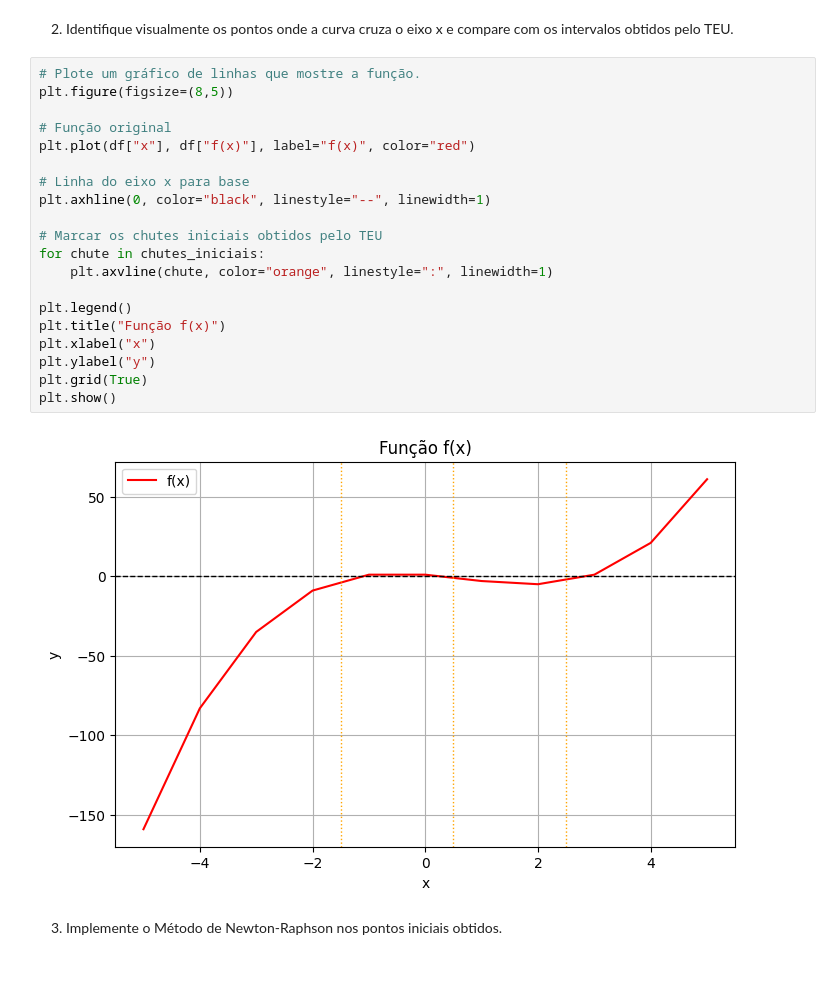
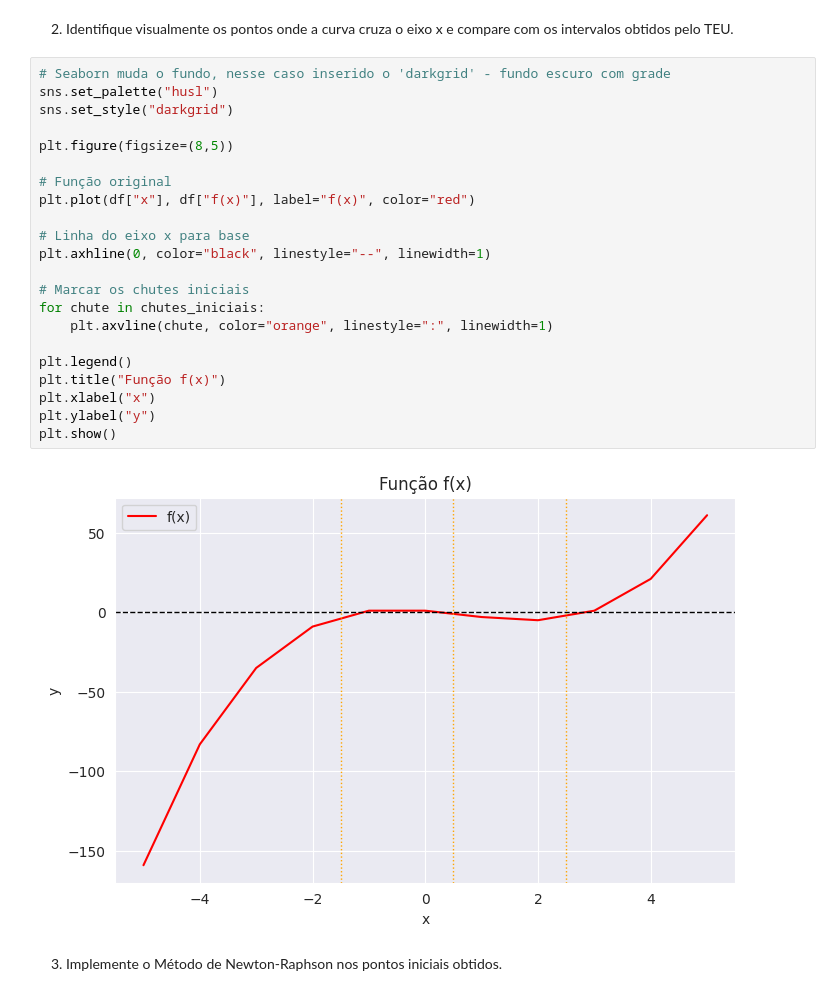
Before and after one commit to Felipe-Tagawa/M06-CalculoNumerico, a Jupyter notebook: ATV_5 - Felipe Tagawa.ipynb, the cells around one changed output. Cells and saved outputs as stored; diff of their text form.

```diff
--- a/ATV_5 - Felipe Tagawa.ipynb
+++ b/ATV_5 - Felipe Tagawa.ipynb
@@ -113,27 +112,29 @@ Chutes iniciais (Newton-Raphson): [-1.5, 0.5, 2.5]
 # %% [markdown]
 2. Identifique visualmente os pontos onde a curva cruza o eixo x e compare com os intervalos obtidos pelo TEU.
 # %%
-# Plote um gráfico de linhas que mostre a função.
+# Seaborn muda o fundo, nesse caso inserido o 'darkgrid' - fundo escuro com grade
+sns.set_palette("husl")
+sns.set_style("darkgrid")
+
 plt.figure(figsize=(8,5))
 
 # Função original
 plt.plot(df["x"], df["f(x)"], label="f(x)", color="red")
 
 # Linha do eixo x para base
 plt.axhline(0, color="black", linestyle="--", linewidth=1)
 
-# Marcar os chutes iniciais obtidos pelo TEU
+# Marcar os chutes iniciais
 for chute in chutes_iniciais:
     plt.axvline(chute, color="orange", linestyle=":", linewidth=1)
 
 plt.legend()
 plt.title("Função f(x)")
 plt.xlabel("x")
 plt.ylabel("y")
-plt.grid(True)
 plt.show()
 # %% [output]
-[figure, old version]
+[figure, new version]
 # %% [markdown]
 3. Implemente o Método de Newton-Raphson nos pontos iniciais obtidos.
 # %%
```
Also changed, not shown: parts of 2 cells of this notebook.
